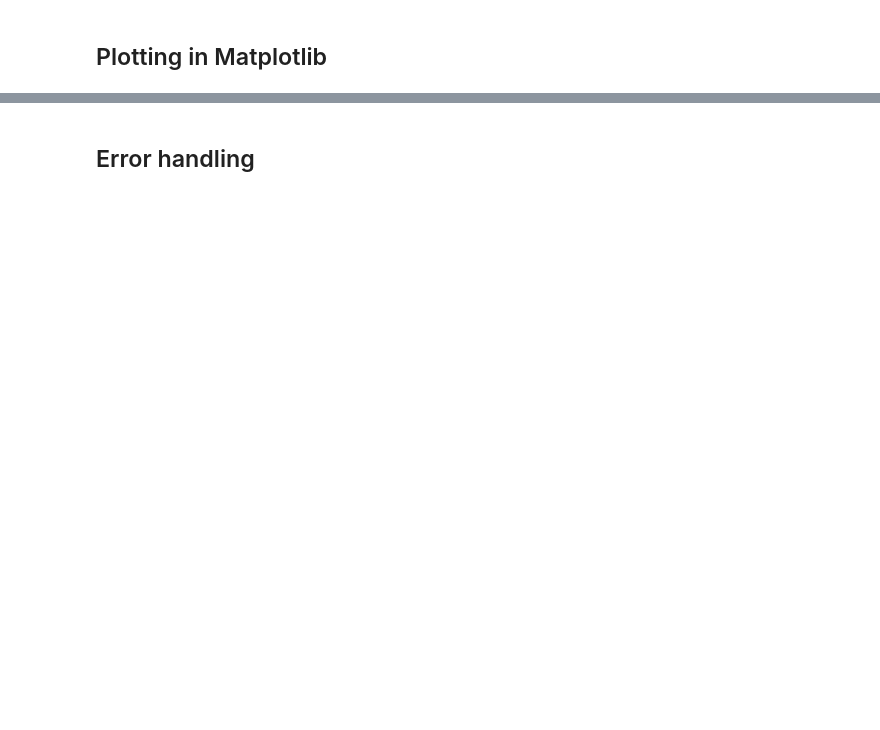
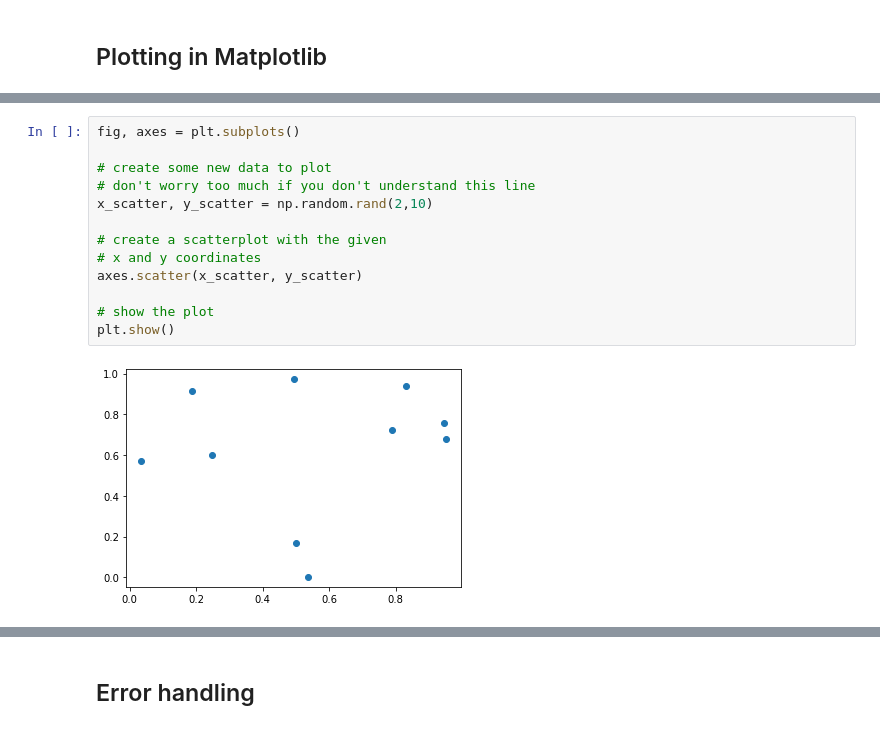
Before and after one commit to thelogicalgrammar/pLoT_course, a Jupyter notebook: book/3_lab.ipynb, the cells around one changed output, grey strips where cells are left out. Cells and saved outputs as stored; diff of their text form; blank space fills up the shorter version.

```diff
--- a/book/3_lab.ipynb
+++ b/book/3_lab.ipynb
@@ -59,0 +358,15 @@ However, note that we need to
+# %%
+fig, axes = plt.subplots()
+
+# create some new data to plot
+# don't worry too much if you don't understand this line
+x_scatter, y_scatter = np.random.rand(2,10)
+
+# create a scatterplot with the given
+# x and y coordinates
+axes.scatter(x_scatter, y_scatter)
+
+# show the plot
+plt.show()
+# %% [output]
+[figure, added]
```
Also changed, not shown: parts of 90 cells of this notebook, 15 other files.
